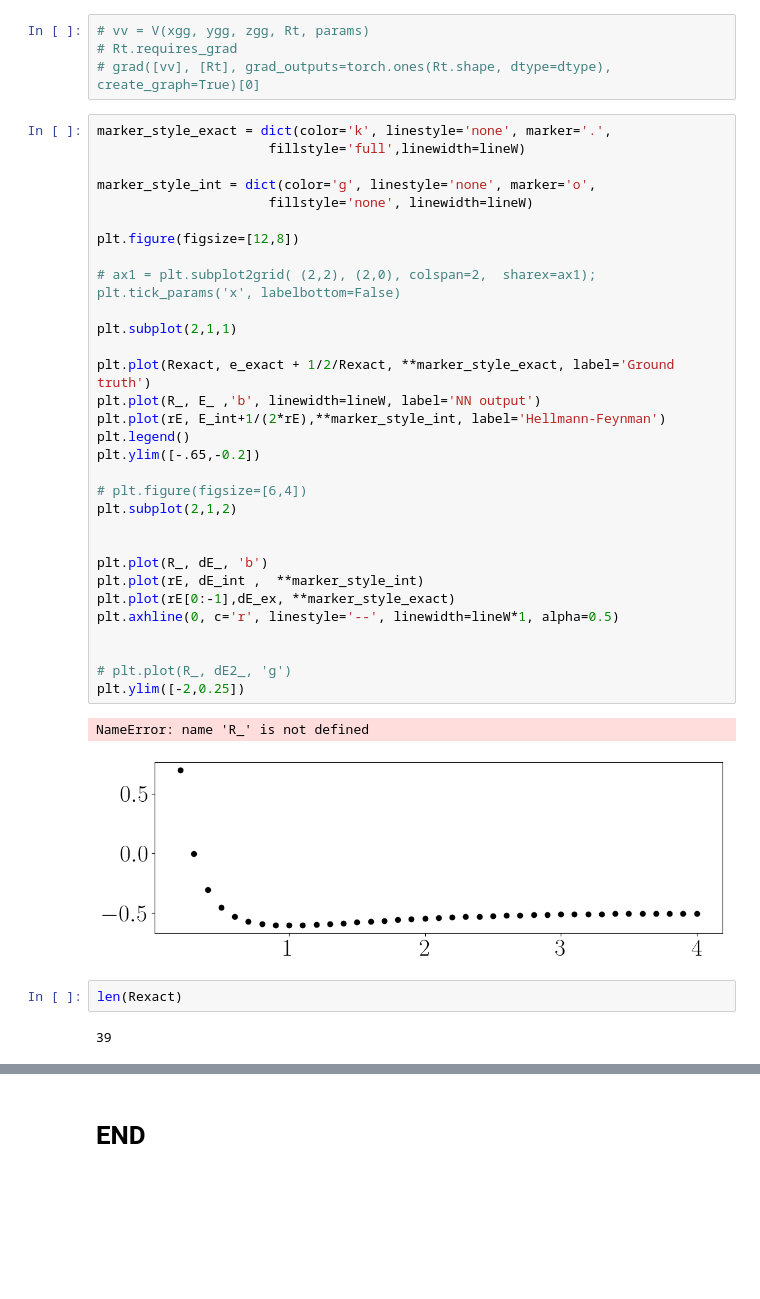
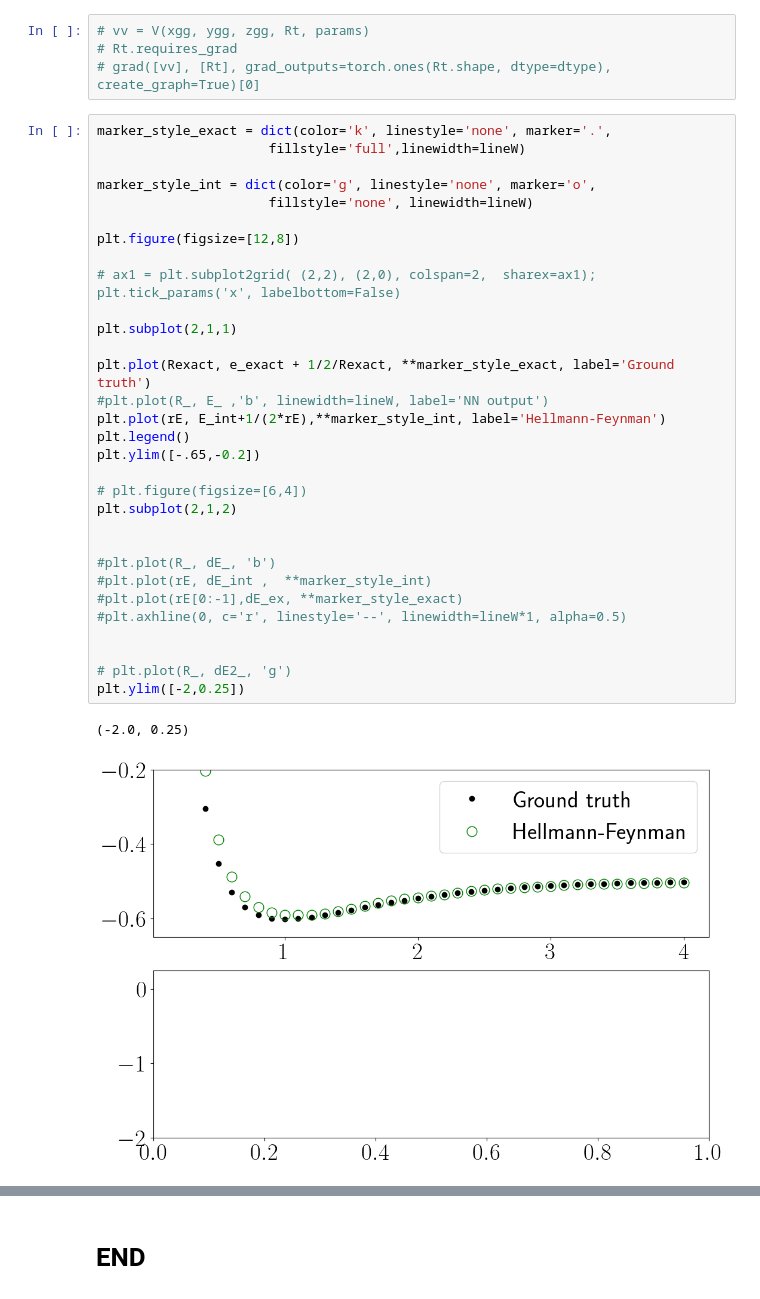
Before and after one commit to eh18445/MSc-Project, a Jupyter notebook: Ion_symmetric.ipynb, the cells around one changed output, grey strips where cells are left out. Saved outputs shown, nothing was run; the diff lists cells and outputs as text; blank space fills up the shorter version.

```diff
--- a/Ion_symmetric.ipynb
+++ b/Ion_symmetric.ipynb
@@ -1376,38 +1376,34 @@ plt.tight_layout()
 # %%
 marker_style_exact = dict(color='k', linestyle='none', marker='.',
                       fillstyle='full',linewidth=lineW)
 
 marker_style_int = dict(color='g', linestyle='none', marker='o',
                       fillstyle='none', linewidth=lineW)
 
 plt.figure(figsize=[12,8])
 
 # ax1 = plt.subplot2grid( (2,2), (2,0), colspan=2,  sharex=ax1); plt.tick_params('x', labelbottom=False)
 
 plt.subplot(2,1,1)
 
 plt.plot(Rexact, e_exact + 1/2/Rexact, **marker_style_exact, label='Ground truth')
-plt.plot(R_, E_ ,'b', linewidth=lineW, label='NN output')
+#plt.plot(R_, E_ ,'b', linewidth=lineW, label='NN output')
 plt.plot(rE, E_int+1/(2*rE),**marker_style_int, label='Hellmann-Feynman')
 plt.legend()
 plt.ylim([-.65,-0.2])
 
 # plt.figure(figsize=[6,4])
 plt.subplot(2,1,2)
 
 
-plt.plot(R_, dE_, 'b')
-plt.plot(rE, dE_int ,  **marker_style_int)
-plt.plot(rE[0:-1],dE_ex, **marker_style_exact)
-plt.axhline(0, c='r', linestyle='--', linewidth=lineW*1, alpha=0.5)
+#plt.plot(R_, dE_, 'b')
+#plt.plot(rE, dE_int ,  **marker_style_int)
+#plt.plot(rE[0:-1],dE_ex, **marker_style_exact)
+#plt.axhline(0, c='r', linestyle='--', linewidth=lineW*1, alpha=0.5)
 
 
 # plt.plot(R_, dE2_, 'g')
 plt.ylim([-2,0.25])
 # %% [output]
-NameError: name 'R_' is not defined
+(-2.0, 0.25)
-[figure, old version]
+[figure, new version]
-# %%
-len(Rexact)
-# %% [output]
-39
```
Also changed, not shown: parts of 17 cells of this notebook, 10 other files.
